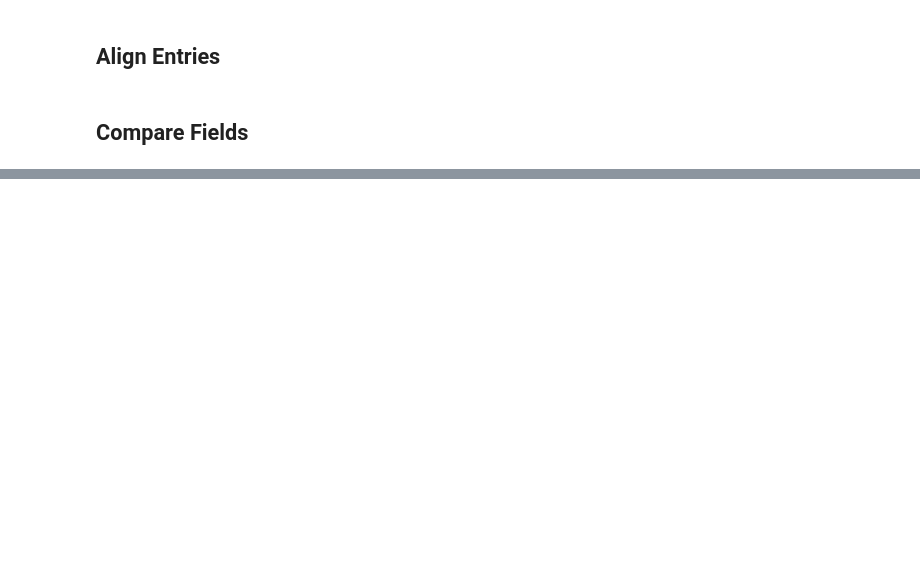
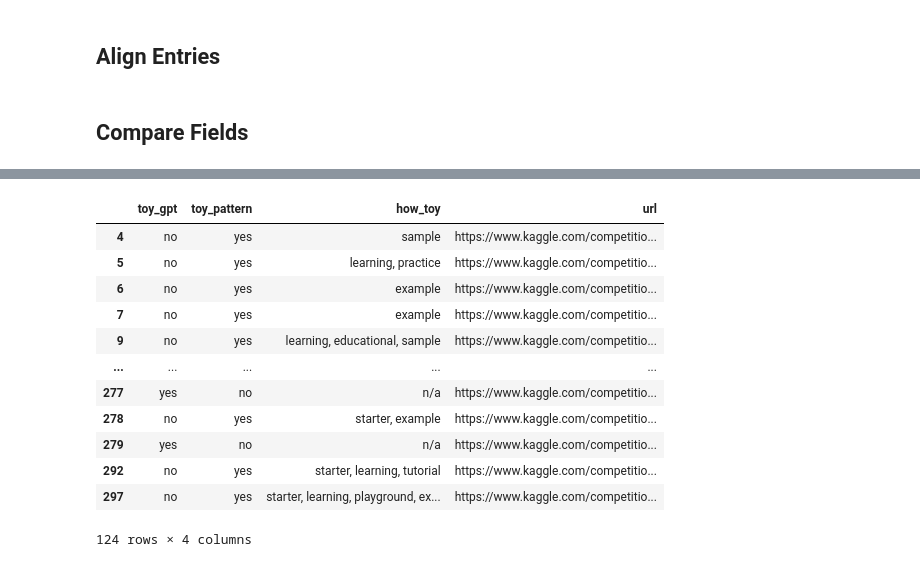
Before and after one commit to sissi-shen/gamification_data_analysis, a Jupyter notebook: Data Acquisition/validate_outputs.ipynb, the cells around one changed output, grey strips where cells are left out. Drawn from its saved outputs; the diff is of its cells as text; code cells hidden in the pictures; blank space fills up the shorter version.

Commit message:
Updated validate_outputs for pattern matching

```diff
--- a/Data Acquisition/validate_outputs.ipynb
+++ b/Data Acquisition/validate_outputs.ipynb
@@ -120,0 +133,9 @@ drivendata_merged_df = pd.merge(
+# %%
+fields = ['fairness_bias_mentioned', 'data_privacy', 'toy', 'red_team', 'transparency_mentioned']
+
+for field in fields:
+    gpt_col = f"{field}_gpt"
+    pattern_col = f"{field}_pattern"
+    match_col = f"{field}_match"
+
+    kaggle_merged_df[match_col] = kaggle_merged_df[gpt_col] == kaggle_merged_df[pattern_col]
@@ -120,0 +149,3 @@ drivendata_merged_df = pd.merge(
+# %%
+pd.set_option('display.max_colwidth', None)
+kaggle_merged_df[kaggle_merged_df["fairness_bias_mentioned_match"] == False][["fairness_bias_mentioned_gpt","how_fairness_gpt","fairness_bias_mentioned_pattern", "how_fairness_pattern", "url"]]
@@ -120,0 +211,24 @@ drivendata_merged_df = pd.merge(
+# %%
+# TBD
+kaggle_merged_df.loc[0, 'toy_pattern'] = "no - MA"
+kaggle_merged_df.loc[0, 'toy_match'] = True
+
+kaggle_merged_df.loc[2, 'toy_pattern'] = "no - MA"
+kaggle_merged_df.loc[2, 'toy_match'] = True
+# %%
+kaggle_toy_discrepencies = kaggle_merged_df[kaggle_merged_df["toy_match"] == False][["toy_gpt", "toy_pattern", "how_toy", "url"]]
+kaggle_toy_discrepencies
+# %% [output]
+|  | toy_gpt | toy_pattern | how_toy | url |
+| 4 | no | yes | sample | https://www.kaggle.com/competitio... |
+| 5 | no | yes | learning, practice | https://www.kaggle.com/competitio... |
+| 6 | no | yes | example | https://www.kaggle.com/competitio... |
+| 7 | no | yes | example | https://www.kaggle.com/competitio... |
+| 9 | no | yes | learning, educational, sample | https://www.kaggle.com/competitio... |
+| ... | ... | ... | ... | ... |
+| 277 | yes | no | n/a | https://www.kaggle.com/competitio... |
+| 278 | no | yes | starter, example | https://www.kaggle.com/competitio... |
+| 279 | yes | no | n/a | https://www.kaggle.com/competitio... |
+| 292 | no | yes | starter, learning, tutorial | https://www.kaggle.com/competitio... |
+| 297 | no | yes | starter, learning, playground, ex... | https://www.kaggle.com/competitio... |
+124 rows × 4 columns
```
Also changed, not shown: parts of 49 cells of this notebook.
